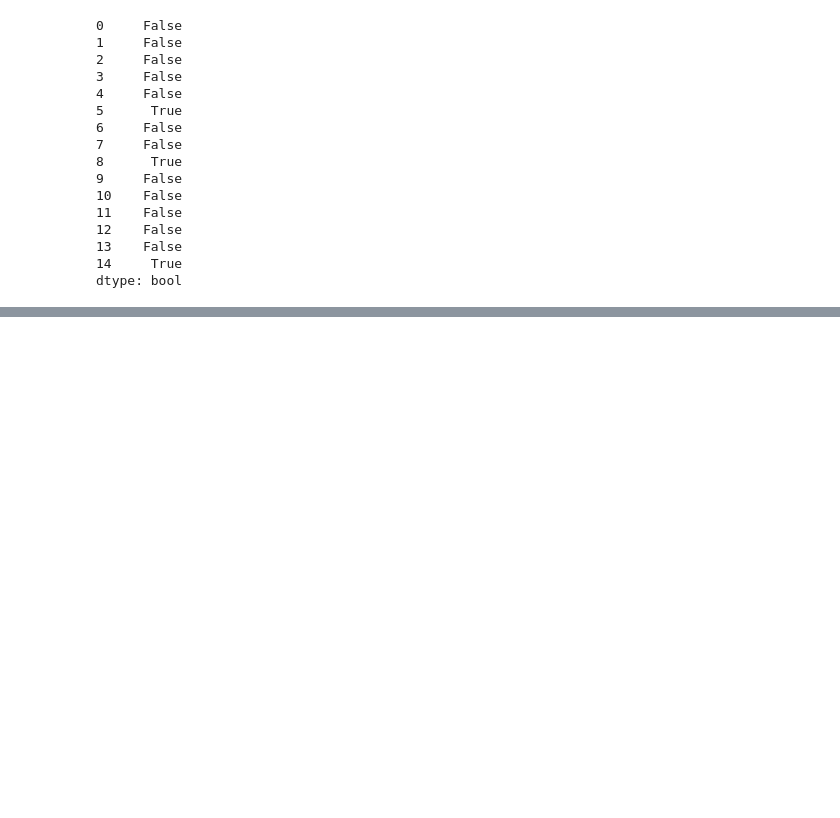
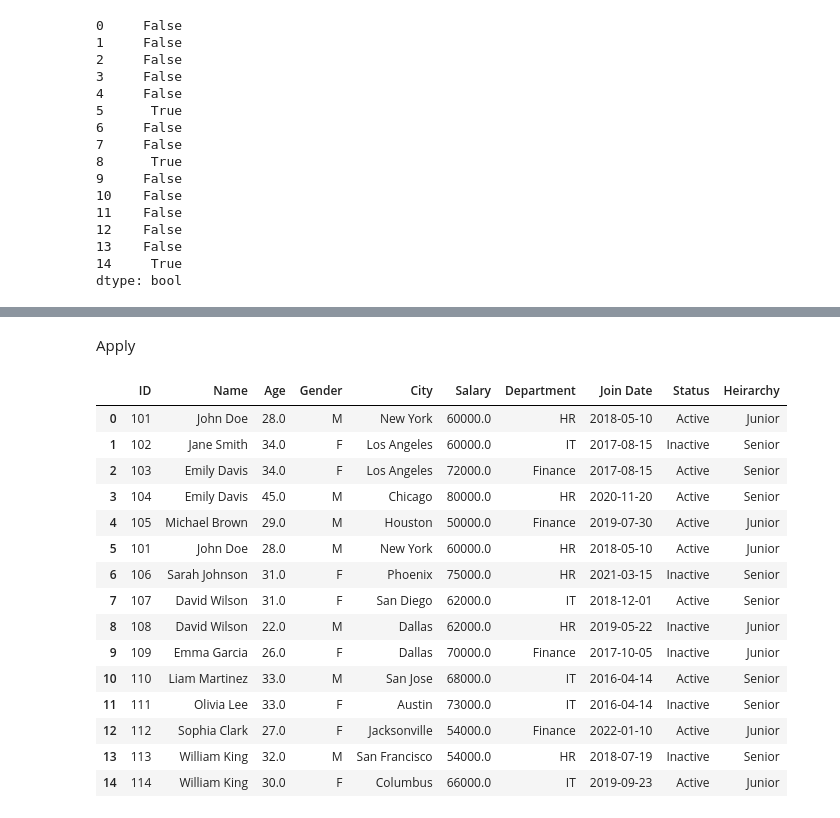
Before and after one commit to 0amritsingh/Data-Science-in-Python, a Jupyter notebook: 04 Data Analysis using Pandas/04 Data Cleaning and Preprocessing.ipynb, the cells around one changed output, grey strips where cells are left out. Saved outputs shown, nothing was run; the diff lists cells and outputs as text; code cells hidden in the pictures; blank space fills up the shorter version.

```diff
--- a/04 Data Analysis using Pandas/04 Data Cleaning and Preprocessing.ipynb
+++ b/04 Data Analysis using Pandas/04 Data Cleaning and Preprocessing.ipynb
@@ -229,0 +385,3 @@ dtype: bool
+# %%
+df3 = df.ffill().copy() # our dataset
+df3
@@ -229,0 +405,22 @@ dtype: bool
+# %% [markdown]
+Apply
+# %%
+df3['Heirarchy'] = df3['Age'].apply(lambda x: 'Senior' if x > 30 else 'Junior')
+df3
+# %% [output]
+|  | ID | Name | Age | Gender | City | Salary | Department | Join Date | Status | Heirarchy |
+| 0 | 101 | John Doe | 28.0 | M | New York | 60000.0 | HR | 2018-05-10 | Active | Junior |
+| 1 | 102 | Jane Smith | 34.0 | F | Los Angeles | 60000.0 | IT | 2017-08-15 | Inactive | Senior |
+| 2 | 103 | Emily Davis | 34.0 | F | Los Angeles | 72000.0 | Finance | 2017-08-15 | Active | Senior |
+| 3 | 104 | Emily Davis | 45.0 | M | Chicago | 80000.0 | HR | 2020-11-20 | Active | Senior |
+| 4 | 105 | Michael Brown | 29.0 | M | Houston | 50000.0 | Finance | 2019-07-30 | Active | Junior |
+| 5 | 101 | John Doe | 28.0 | M | New York | 60000.0 | HR | 2018-05-10 | Active | Junior |
+| 6 | 106 | Sarah Johnson | 31.0 | F | Phoenix | 75000.0 | HR | 2021-03-15 | Inactive | Senior |
+| 7 | 107 | David Wilson | 31.0 | F | San Diego | 62000.0 | IT | 2018-12-01 | Active | Senior |
+| 8 | 108 | David Wilson | 22.0 | M | Dallas | 62000.0 | HR | 2019-05-22 | Inactive | Junior |
+| 9 | 109 | Emma Garcia | 26.0 | F | Dallas | 70000.0 | Finance | 2017-10-05 | Inactive | Junior |
+| 10 | 110 | Liam Martinez | 33.0 | M | San Jose | 68000.0 | IT | 2016-04-14 | Active | Senior |
+| 11 | 111 | Olivia Lee | 33.0 | F | Austin | 73000.0 | IT | 2016-04-14 | Inactive | Senior |
+| 12 | 112 | Sophia Clark | 27.0 | F | Jacksonville | 54000.0 | Finance | 2022-01-10 | Active | Junior |
+| 13 | 113 | William King | 32.0 | M | San Francisco | 54000.0 | HR | 2018-07-19 | Inactive | Senior |
+| 14 | 114 | William King | 30.0 | F | Columbus | 66000.0 | IT | 2019-09-23 | Active | Junior |
```
Also changed, not shown: parts of 18 cells of this notebook.
